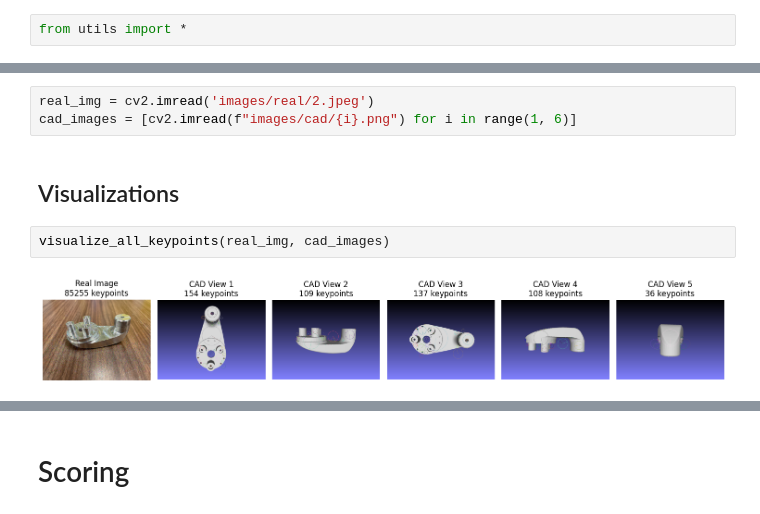
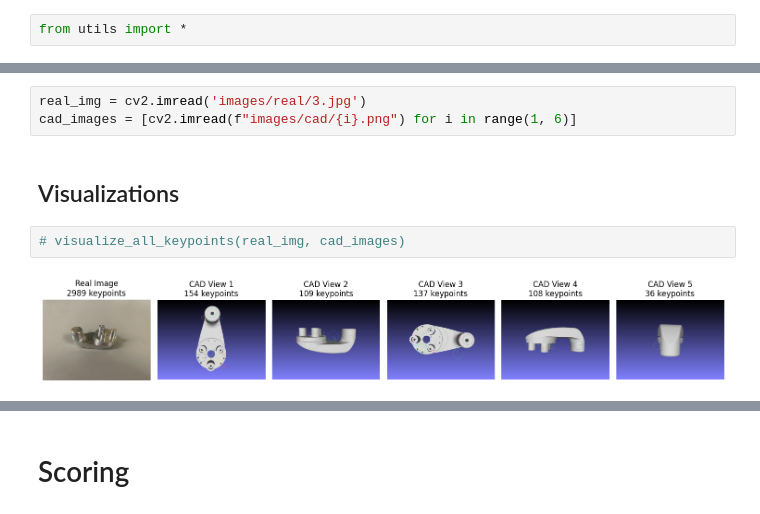
Before and after one commit to EW0824/veq_vision, a Jupyter notebook: experiment.ipynb, the cells around one changed output, grey strips where cells are left out. Cells and saved outputs as stored; diff of their text form.

```diff
--- a/experiment.ipynb
+++ b/experiment.ipynb
@@ -23,11 +38,11 @@ def match_and_score(real_img, cad_img):
 
     return score, kp1, kp2, good_matches
 # %%
-real_img = cv2.imread('images/real/2.jpeg')
+real_img = cv2.imread('images/real/3.jpg')
 cad_images = [cv2.imread(f"images/cad/{i}.png") for i in range(1, 6)]
 # %% [markdown]
 ## Visualizations
 # %%
-visualize_all_keypoints(real_img, cad_images)
+# visualize_all_keypoints(real_img, cad_images)
 # %% [output]
-[figure, old version]
+[figure, new version]
```
Also changed, not shown: parts of 7 cells of this notebook.
